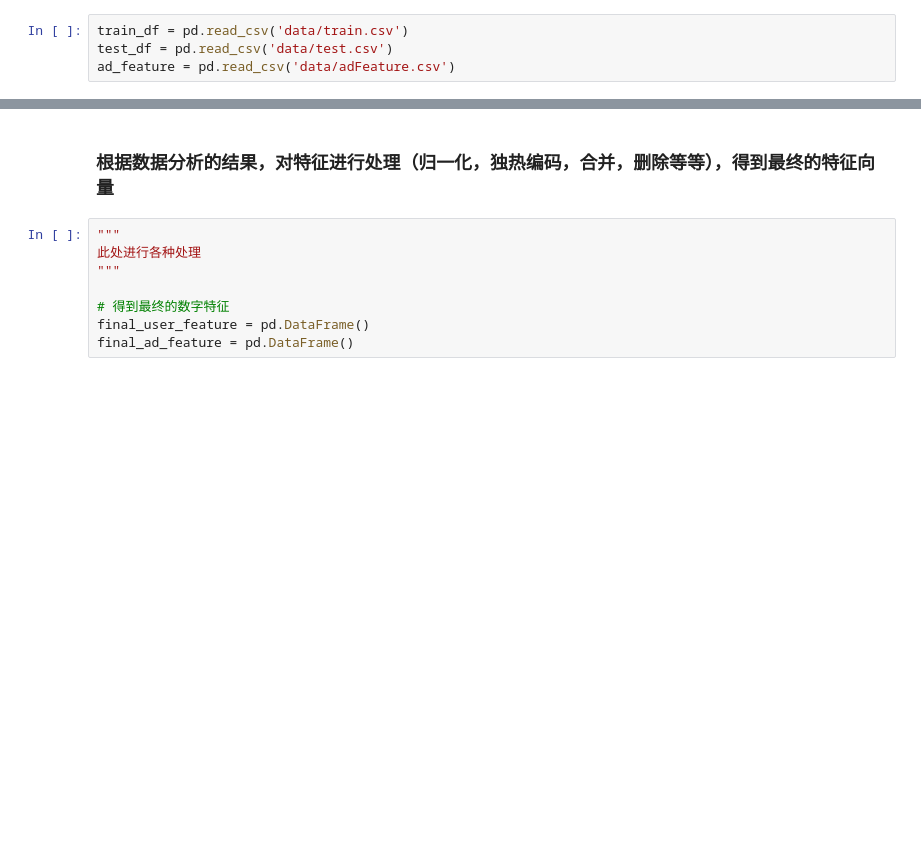
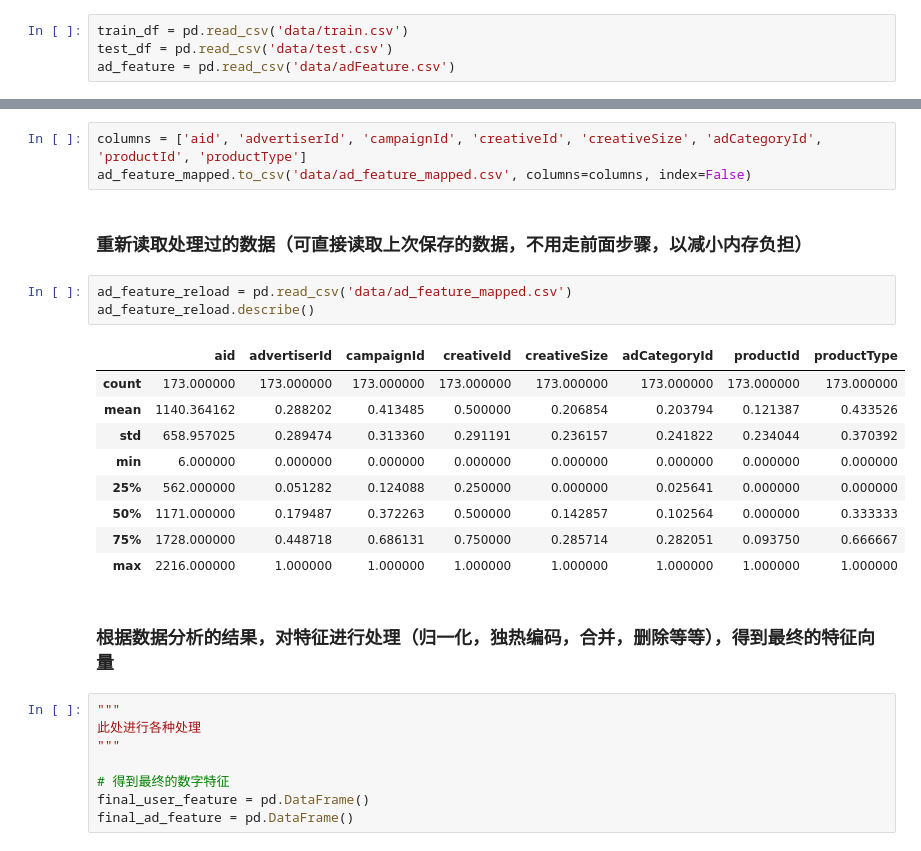
Before and after one commit to ModaoT/firstkill, a Jupyter notebook: entry.ipynb, the cells around one changed output, grey strips where cells are left out. Drawn from its saved outputs; the diff is of its cells as text; blank space fills up the shorter version.

```diff
--- a/entry.ipynb
+++ b/entry.ipynb
@@ -133,3 +249,21 @@ g.map(plt.hist, 'adCategoryId', bins=20)
+# %%
+columns = ['aid', 'advertiserId', 'campaignId', 'creativeId', 'creativeSize', 'adCategoryId', 'productId', 'productType']
+ad_feature_mapped.to_csv('data/ad_feature_mapped.csv', columns=columns, index=False)
+# %% [markdown]
+### 重新读取处理过的数据（可直接读取上次保存的数据，不用走前面步骤，以减小内存负担）
+# %%
+ad_feature_reload = pd.read_csv('data/ad_feature_mapped.csv')
+ad_feature_reload.describe()
+# %% [output]
+|  | aid | advertiserId | campaignId | creativeId | creativeSize | adCategoryId | productId | productType |
+| count | 173.000000 | 173.000000 | 173.000000 | 173.000000 | 173.000000 | 173.000000 | 173.000000 | 173.000000 |
+| mean | 1140.364162 | 0.288202 | 0.413485 | 0.500000 | 0.206854 | 0.203794 | 0.121387 | 0.433526 |
+| std | 658.957025 | 0.289474 | 0.313360 | 0.291191 | 0.236157 | 0.241822 | 0.234044 | 0.370392 |
+| min | 6.000000 | 0.000000 | 0.000000 | 0.000000 | 0.000000 | 0.000000 | 0.000000 | 0.000000 |
+| 25% | 562.000000 | 0.051282 | 0.124088 | 0.250000 | 0.000000 | 0.025641 | 0.000000 | 0.000000 |
+| 50% | 1171.000000 | 0.179487 | 0.372263 | 0.500000 | 0.142857 | 0.102564 | 0.000000 | 0.333333 |
+| 75% | 1728.000000 | 0.448718 | 0.686131 | 0.750000 | 0.285714 | 0.282051 | 0.093750 | 0.666667 |
+| max | 2216.000000 | 1.000000 | 1.000000 | 1.000000 | 1.000000 | 1.000000 | 1.000000 | 1.000000 |
 # %% [markdown]
 ### 根据数据分析的结果，对特征进行处理（归一化，独热编码，合并，删除等等），得到最终的特征向量
 # %%
```
Also changed, not shown: parts of 34 cells of this notebook.
